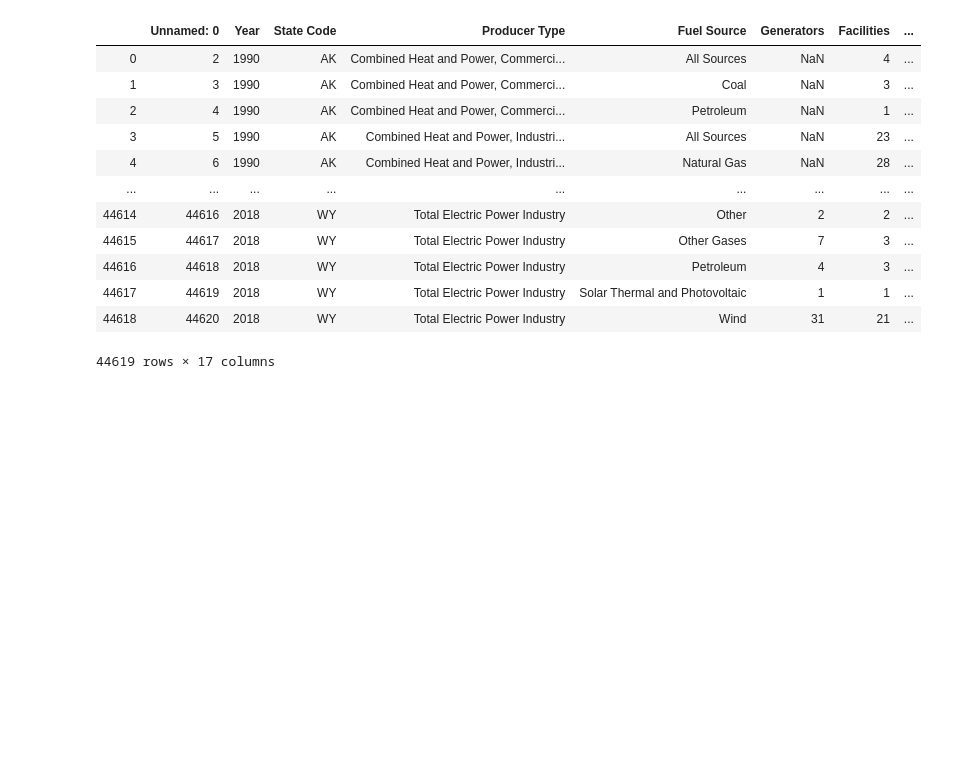
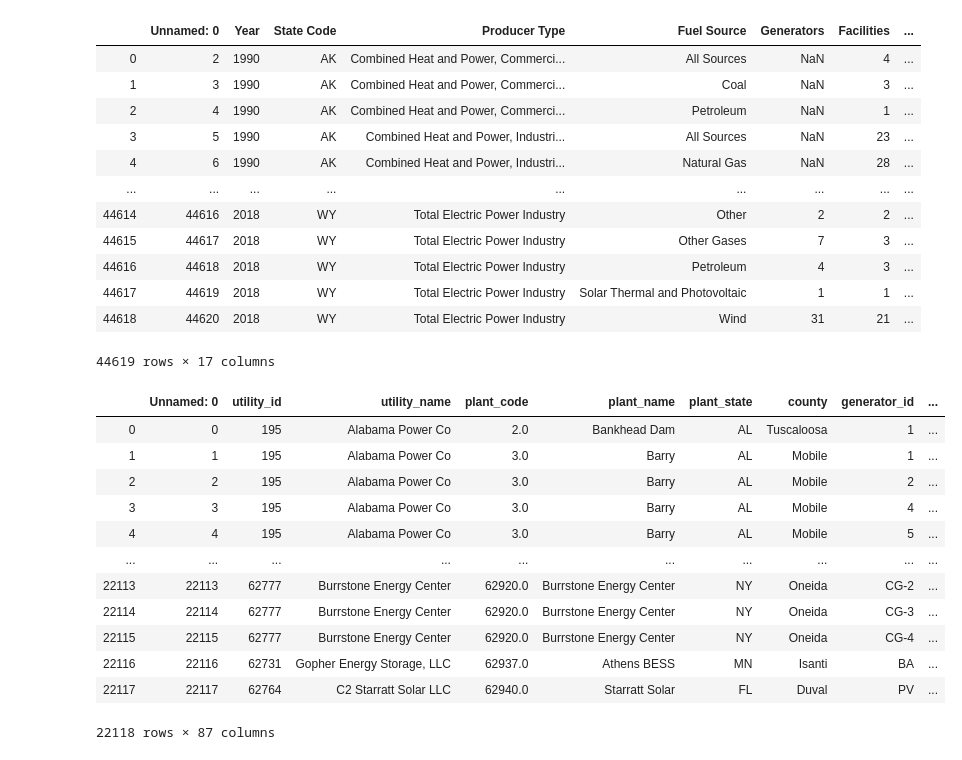
Before and after one commit to rachelsanderson/reduced-form, a Jupyter notebook: DataCleaningCode/recode_variables.ipynb, the cells around one changed output. Drawn from its saved outputs; the diff is of its cells as text; code cells hidden in the pictures; blank space fills up the shorter version.

```diff
--- a/DataCleaningCode/recode_variables.ipynb
+++ b/DataCleaningCode/recode_variables.ipynb
@@ -182,3 +182,20 @@ clean_df(fileName, 'State Code', 'Year')
 | 44617 | 44619 | 2018 | WY | Total Electric Power Industry | Solar Thermal and Photovoltaic | 1 | 1 | ... |
 | 44618 | 44620 | 2018 | WY | Total Electric Power Industry | Wind | 31 | 21 | ... |
 44619 rows × 17 columns
+# %%
+fileName = '../../Data for Tax Equity Project/eia_data/eia8602018/merged.csv'
+clean_df(fileName, 'plant_state','operating_year')
+# %% [output]
+|  | Unnamed: 0 | utility_id | utility_name | plant_code | plant_name | plant_state | county | generator_id | ... |
+| 0 | 0 | 195 | Alabama Power Co | 2.0 | Bankhead Dam | AL | Tuscaloosa | 1 | ... |
+| 1 | 1 | 195 | Alabama Power Co | 3.0 | Barry | AL | Mobile | 1 | ... |
+| 2 | 2 | 195 | Alabama Power Co | 3.0 | Barry | AL | Mobile | 2 | ... |
+| 3 | 3 | 195 | Alabama Power Co | 3.0 | Barry | AL | Mobile | 4 | ... |
+| 4 | 4 | 195 | Alabama Power Co | 3.0 | Barry | AL | Mobile | 5 | ... |
+| ... | ... | ... | ... | ... | ... | ... | ... | ... | ... |
+| 22113 | 22113 | 62777 | Burrstone Energy Center | 62920.0 | Burrstone Energy Center | NY | Oneida | CG-2 | ... |
+| 22114 | 22114 | 62777 | Burrstone Energy Center | 62920.0 | Burrstone Energy Center | NY | Oneida | CG-3 | ... |
+| 22115 | 22115 | 62777 | Burrstone Energy Center | 62920.0 | Burrstone Energy Center | NY | Oneida | CG-4 | ... |
+| 22116 | 22116 | 62731 | Gopher Energy Storage, LLC | 62937.0 | Athens BESS | MN | Isanti | BA | ... |
+| 22117 | 22117 | 62764 | C2 Starratt Solar LLC | 62940.0 | Starratt Solar | FL | Duval | PV | ... |
+22118 rows × 87 columns
```
Also changed, not shown: 5 other files.
